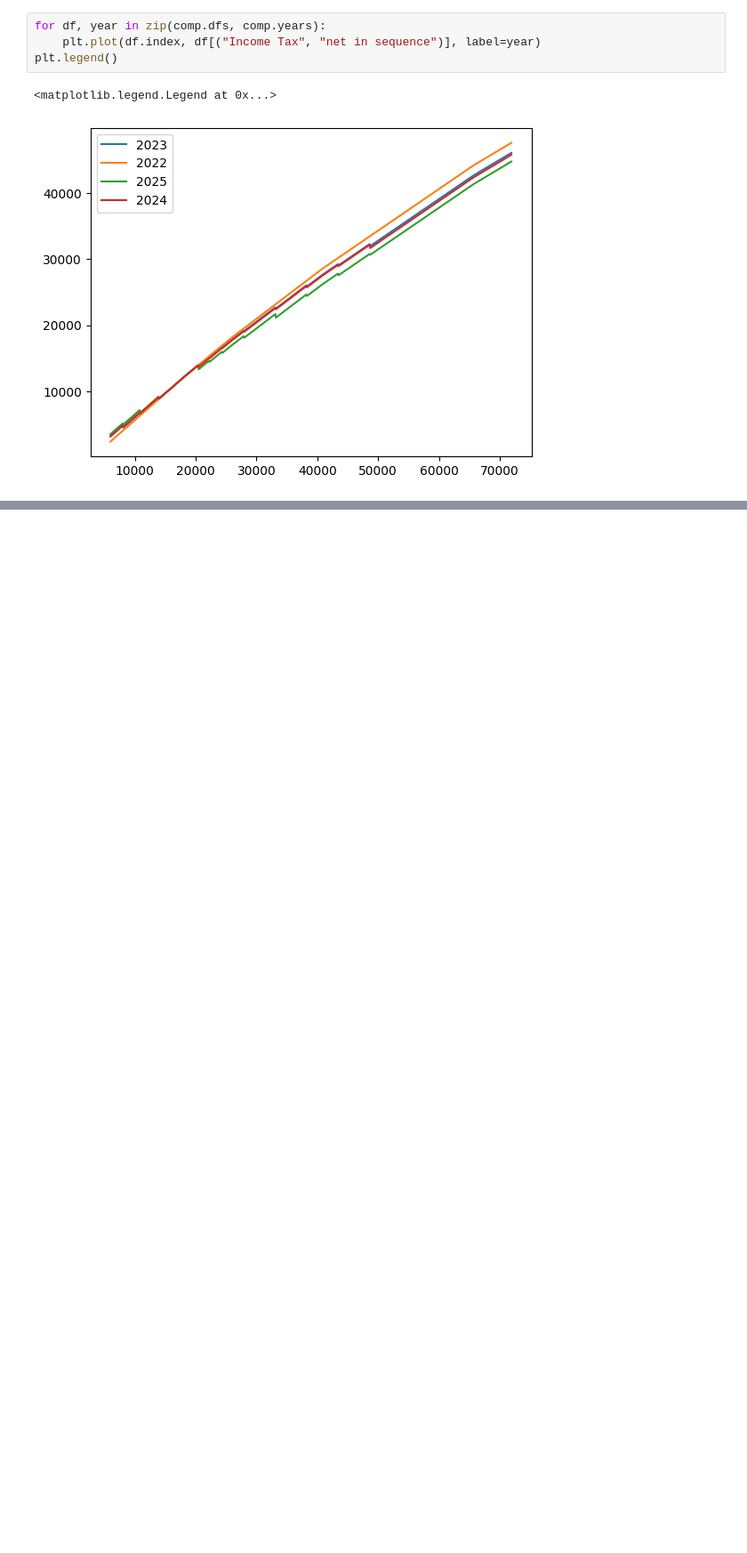
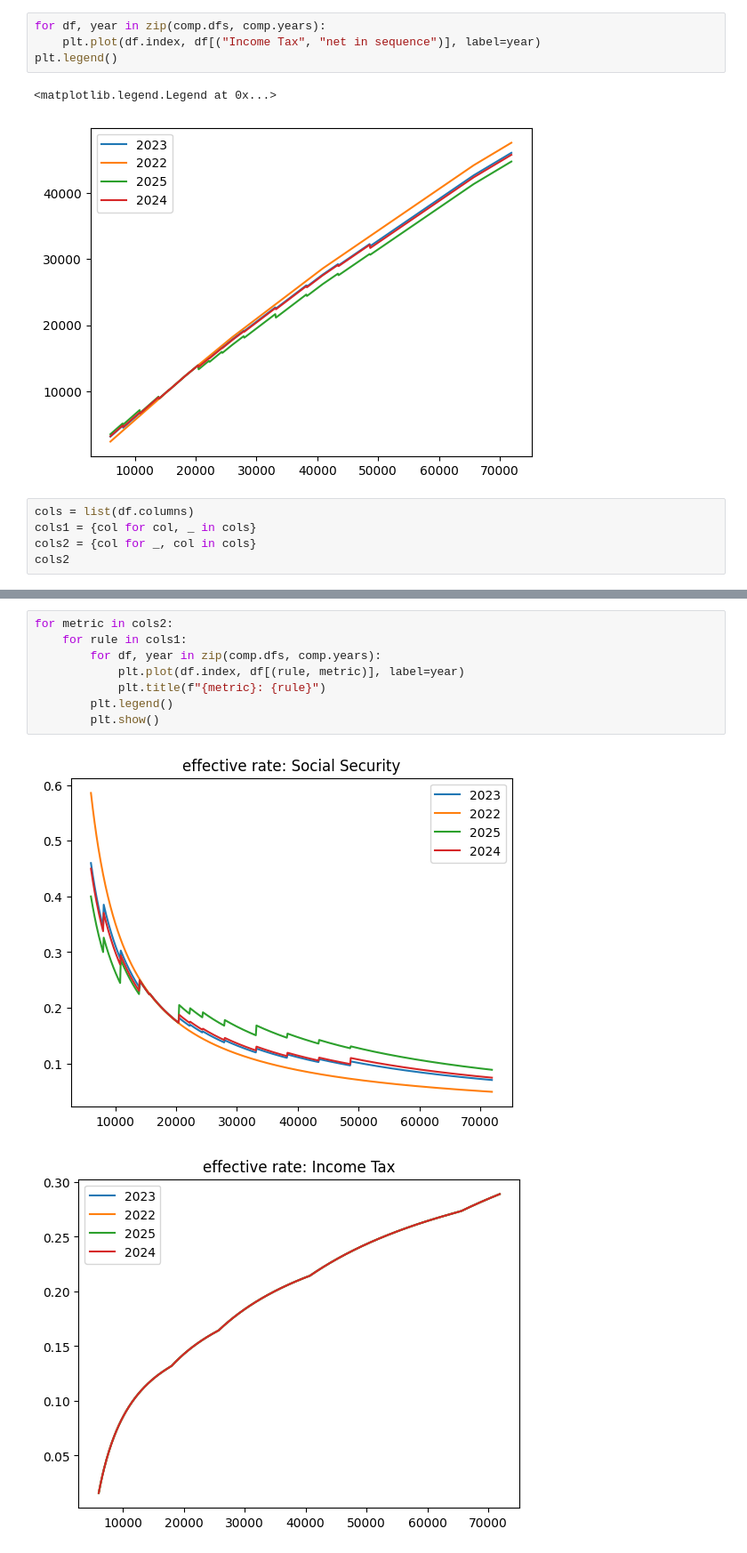
Before and after one commit to JonathanMair/cuota, a Jupyter notebook: jupyter/Untitled5.ipynb, the cells around one changed output, grey strips where cells are left out. Shown at 89% size. Saved outputs shown, nothing was run; the diff lists cells and outputs as text; blank space fills up the shorter version.

```diff
--- a/jupyter/Untitled5.ipynb
+++ b/jupyter/Untitled5.ipynb
@@ -45,3 +45,8 @@ plt.legend()
 # %% [output]
 <matplotlib.legend.Legend at 0x...>
 [figure]
+# %%
+cols = list(df.columns)
+cols1 = {col for col, _ in cols}
+cols2 = {col for _, col in cols}
+cols2
@@ -47,0 +60,11 @@ plt.legend()
+# %%
+for metric in cols2:
+    for rule in cols1:
+        for df, year in zip(comp.dfs, comp.years):
+            plt.plot(df.index, df[(rule, metric)], label=year)
+            plt.title(f"{metric}: {rule}")
+        plt.legend()
+        plt.show()
+# %% [output]
+[figure, added]
+[figure, added]
```
Also changed, not shown: parts of 2 cells of this notebook, 3 other files.
